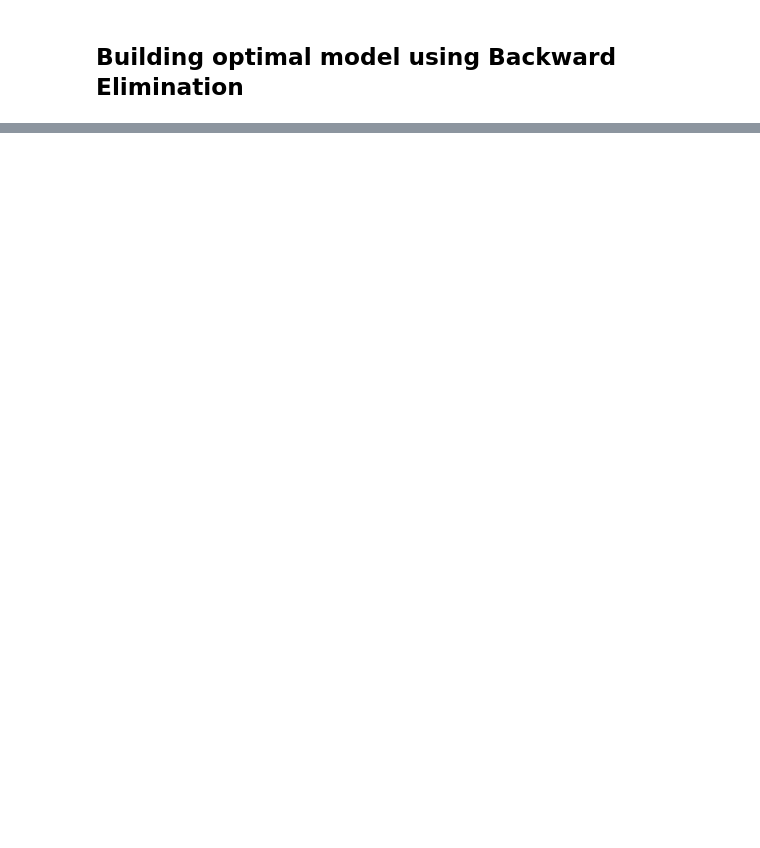
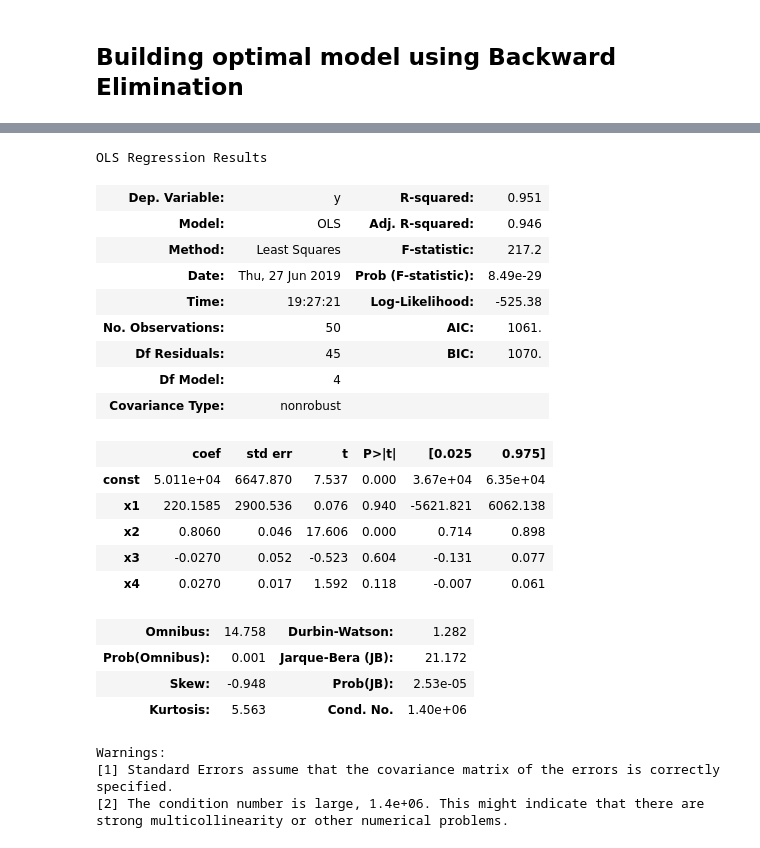
Before and after one commit to Pramodjais517/Machine_learning-A-Z-course, a Jupyter notebook: 02.Regression/multiple linear regression/Multiple linear regression.ipynb, the cells around one changed output, grey strips where cells are left out. Saved outputs shown, nothing was run; the diff lists cells and outputs as text; code cells hidden in the pictures; blank space fills up the shorter version.

```diff
--- a/02.Regression/multiple linear regression/Multiple linear regression.ipynb
+++ b/02.Regression/multiple linear regression/Multiple linear regression.ipynb
@@ -115,0 +168,30 @@ y_pred,Y_test
+# %%
+## p-value of x2 is greater than Significance level therefore we need to remove it.
+X_opt = X[:, [0,1,3,4,5]]   #optimal set Of X
+regressor_OLS = sm.OLS(Y.astype(float),X_opt.astype(float)).fit()
+regressor_OLS.summary()
+# %% [output]
+OLS Regression Results
+| Dep. Variable: | y | R-squared: | 0.951 |
+| Model: | OLS | Adj. R-squared: | 0.946 |
+| Method: | Least Squares | F-statistic: | 217.2 |
+| Date: | Thu, 27 Jun 2019 | Prob (F-statistic): | 8.49e-29 |
+| Time: | 19:27:21 | Log-Likelihood: | -525.38 |
+| No. Observations: | 50 | AIC: | 1061. |
+| Df Residuals: | 45 | BIC: | 1070. |
+| Df Model: | 4 |  |  |
+| Covariance Type: | nonrobust |  |  |
+|  | coef | std err | t | P>|t| | [0.025 | 0.975] |
+| const | 5.011e+04 | 6647.870 | 7.537 | 0.000 | 3.67e+04 | 6.35e+04 |
+| x1 | 220.1585 | 2900.536 | 0.076 | 0.940 | -5621.821 | 6062.138 |
+| x2 | 0.8060 | 0.046 | 17.606 | 0.000 | 0.714 | 0.898 |
+| x3 | -0.0270 | 0.052 | -0.523 | 0.604 | -0.131 | 0.077 |
+| x4 | 0.0270 | 0.017 | 1.592 | 0.118 | -0.007 | 0.061 |
+| Omnibus: | 14.758 | Durbin-Watson: | 1.282 |
+| Prob(Omnibus): | 0.001 | Jarque-Bera (JB): | 21.172 |
+| Skew: | -0.948 | Prob(JB): | 2.53e-05 |
+| Kurtosis: | 5.563 | Cond. No. | 1.40e+06 |
+Warnings:
+[1] Standard Errors assume that the covariance matrix of the errors is correctly specified.
+[2] The condition number is large, 1.4e+06. This might indicate that there are
+strong multicollinearity or other numerical problems.
```
Also changed, not shown: parts of 10 cells of this notebook.
